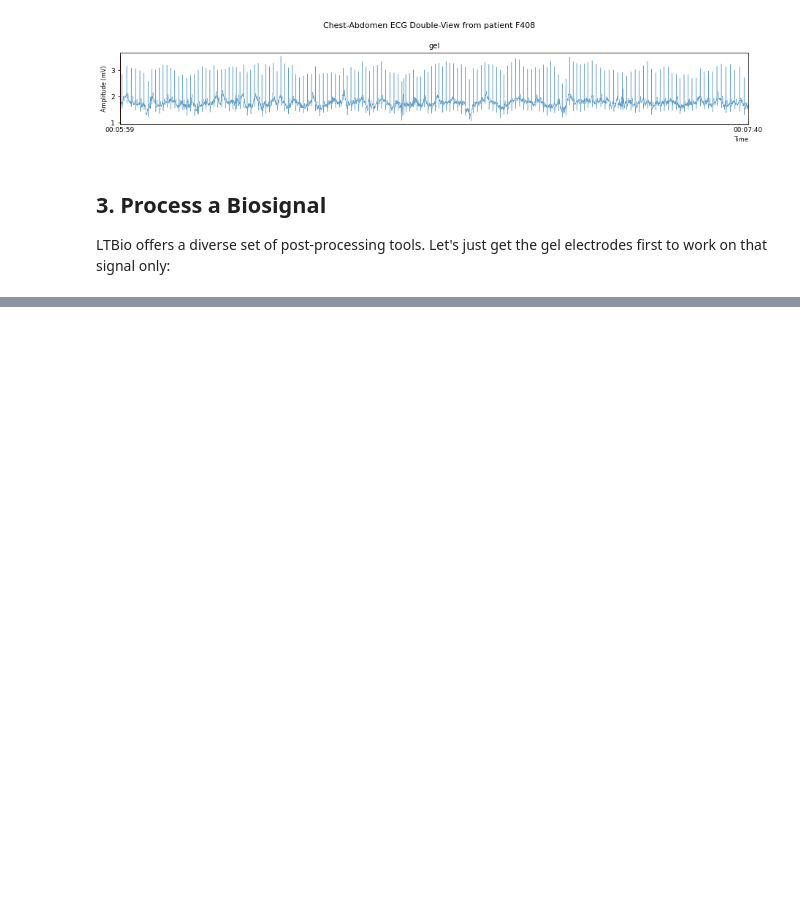
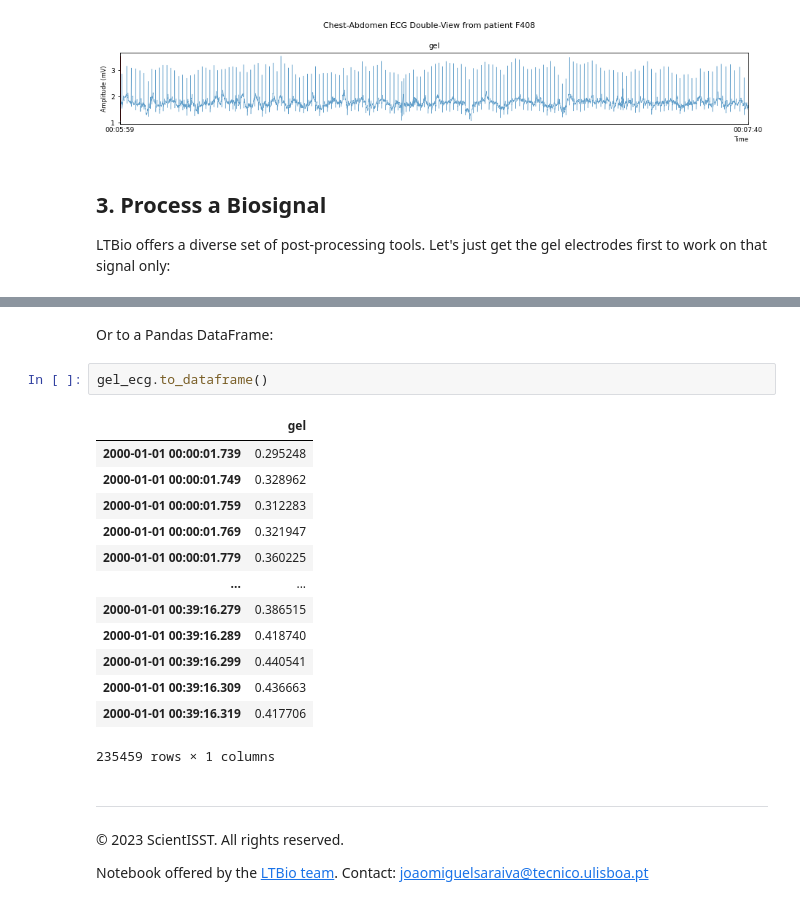
Before and after one commit to jomy-kk/LTBio, a Jupyter notebook: researchjournal/2023_05_25/biosignal.ipynb, the cells around one changed output, grey strips where cells are left out. Cells and saved outputs as stored; diff of their text form; blank space fills up the shorter version.

```diff
--- a/researchjournal/2023_05_25/ltbio.ipynb
+++ b/researchjournal/2023_05_25/biosignal.ipynb
@@ -136,0 +166,24 @@ plot_comparison((gel_ecg.preview, filtered_gel_ecg.preview))  # plot the results
+# %% [markdown]
+Or to a Pandas DataFrame:
+# %%
+gel_ecg.to_dataframe()
+# %% [output]
+|  | gel |
+| 2000-01-01 00:00:01.739 | 0.295248 |
+| 2000-01-01 00:00:01.749 | 0.328962 |
+| 2000-01-01 00:00:01.759 | 0.312283 |
+| 2000-01-01 00:00:01.769 | 0.321947 |
+| 2000-01-01 00:00:01.779 | 0.360225 |
+| ... | ... |
+| 2000-01-01 00:39:16.279 | 0.386515 |
+| 2000-01-01 00:39:16.289 | 0.418740 |
+| 2000-01-01 00:39:16.299 | 0.440541 |
+| 2000-01-01 00:39:16.309 | 0.436663 |
+| 2000-01-01 00:39:16.319 | 0.417706 |
+235459 rows × 1 columns
+# %% [markdown]
+________
+© 2023 ScientISST. All rights reserved.
+
+Notebook offered by the [LTBio team](https://github.com/jomy-kk/LTBio).
+Contact: joaomiguelsaraiva@tecnico.ulisboa.pt
```
Also changed, not shown: parts of 13 cells of this notebook, 3 other files.
